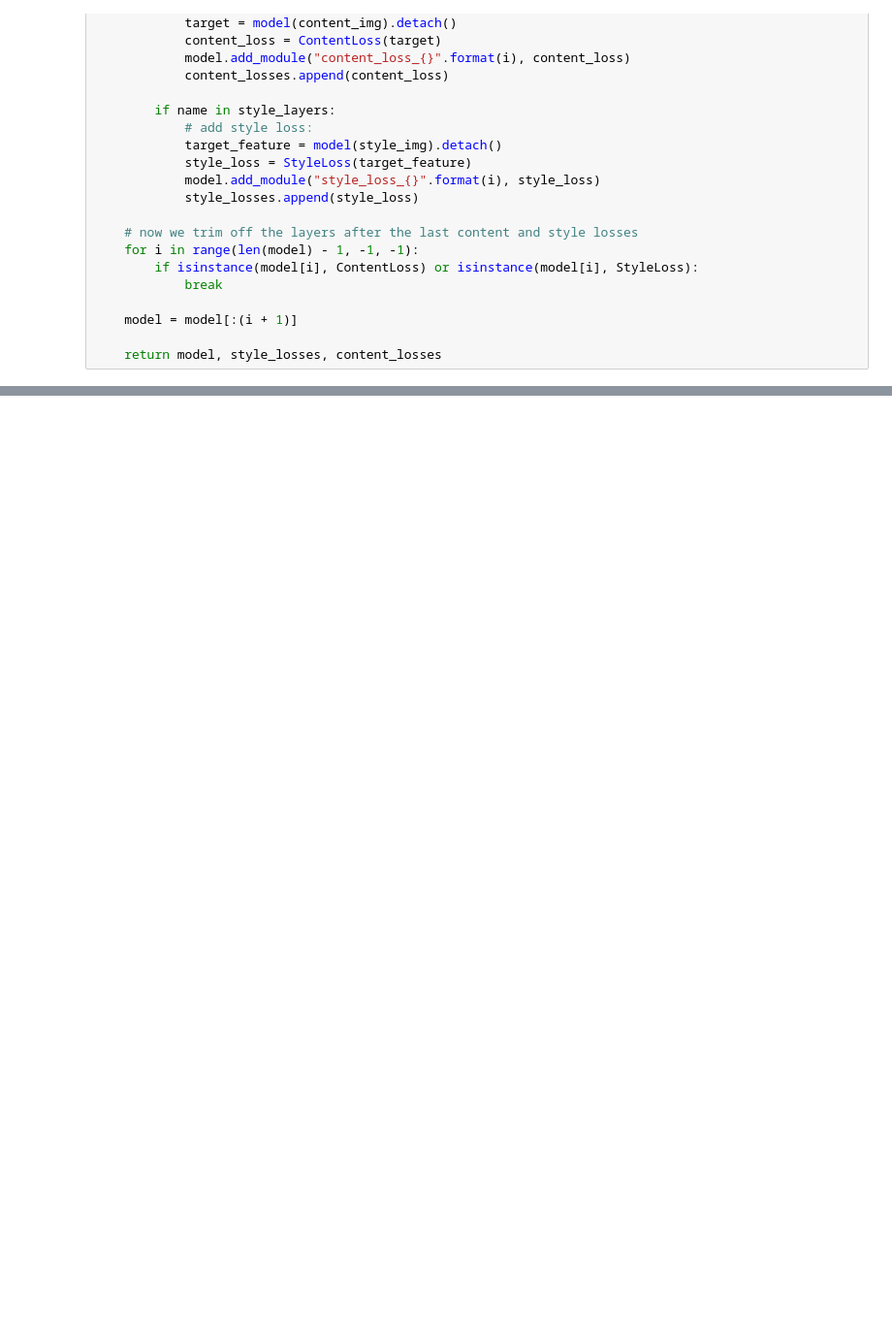
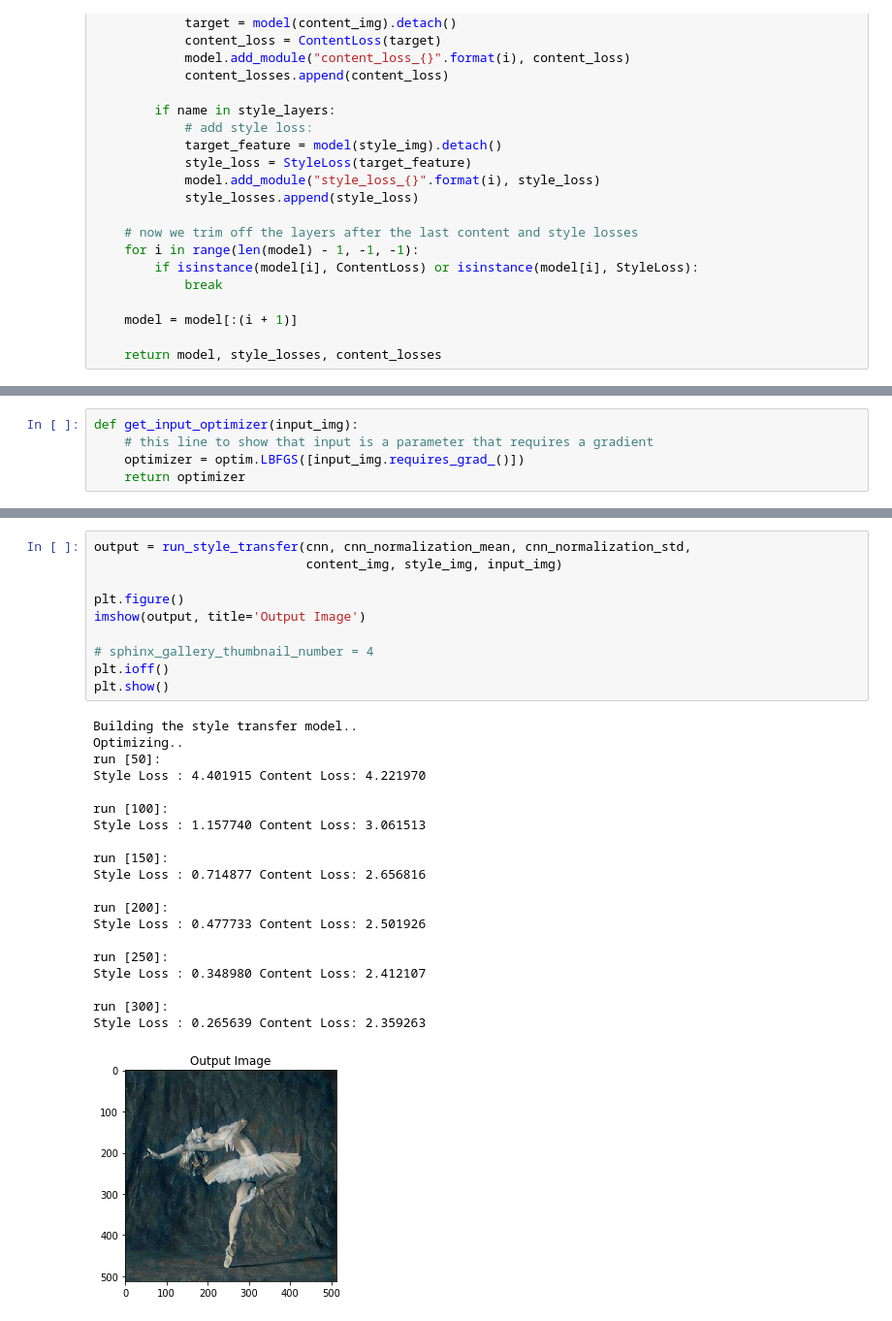
Before and after one commit to redhood95/Tutorials, a Jupyter notebook: Machine Learning/Deep Learning/pytorch_tut/getting_started_pytorch/Neural_style_transfer.ipynb, the cells around one changed output, grey strips where cells are left out. Shown at 97% size. Cells and saved outputs as stored; diff of their text form; blank space fills up the shorter version.

Commit message:
neural style transfer pytorch tutorial

```diff
--- a/Machine Learning/Deep Learning/pytorch_tut/getting_started_pytorch/Neural_style_transfer.ipynb
+++ b/Machine Learning/Deep Learning/pytorch_tut/getting_started_pytorch/Neural_style_transfer.ipynb
@@ -186,0 +197,5 @@ def get_style_model_and_losses(cnn, normalization_mean, normalization_std,
+# %%
+def get_input_optimizer(input_img):
+    # this line to show that input is a parameter that requires a gradient
+    optimizer = optim.LBFGS([input_img.requires_grad_()])
+    return optimizer
@@ -186,0 +251,31 @@ def get_style_model_and_losses(cnn, normalization_mean, normalization_std,
+# %%
+output = run_style_transfer(cnn, cnn_normalization_mean, cnn_normalization_std,
+                            content_img, style_img, input_img)
+
+plt.figure()
+imshow(output, title='Output Image')
+
+# sphinx_gallery_thumbnail_number = 4
+plt.ioff()
+plt.show()
+# %% [output]
+Building the style transfer model..
+Optimizing..
+run [50]:
+Style Loss : 4.401915 Content Loss: 4.221970
+
+run [100]:
+Style Loss : 1.157740 Content Loss: 3.061513
+
+run [150]:
+Style Loss : 0.714877 Content Loss: 2.656816
+
+run [200]:
+Style Loss : 0.477733 Content Loss: 2.501926
+
+run [250]:
+Style Loss : 0.348980 Content Loss: 2.412107
+
+run [300]:
+Style Loss : 0.265639 Content Loss: 2.359263
+[figure, added]
```
Also changed, not shown: parts of 2 cells of this notebook.
